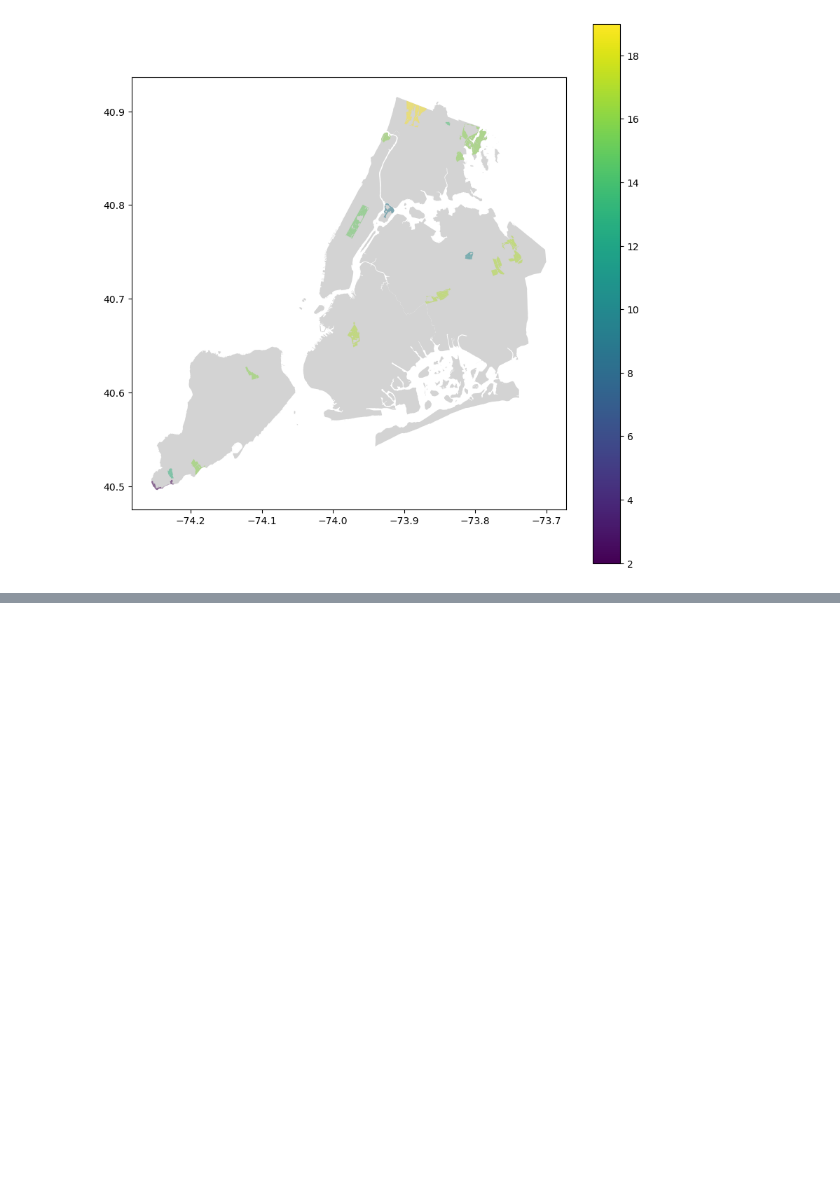
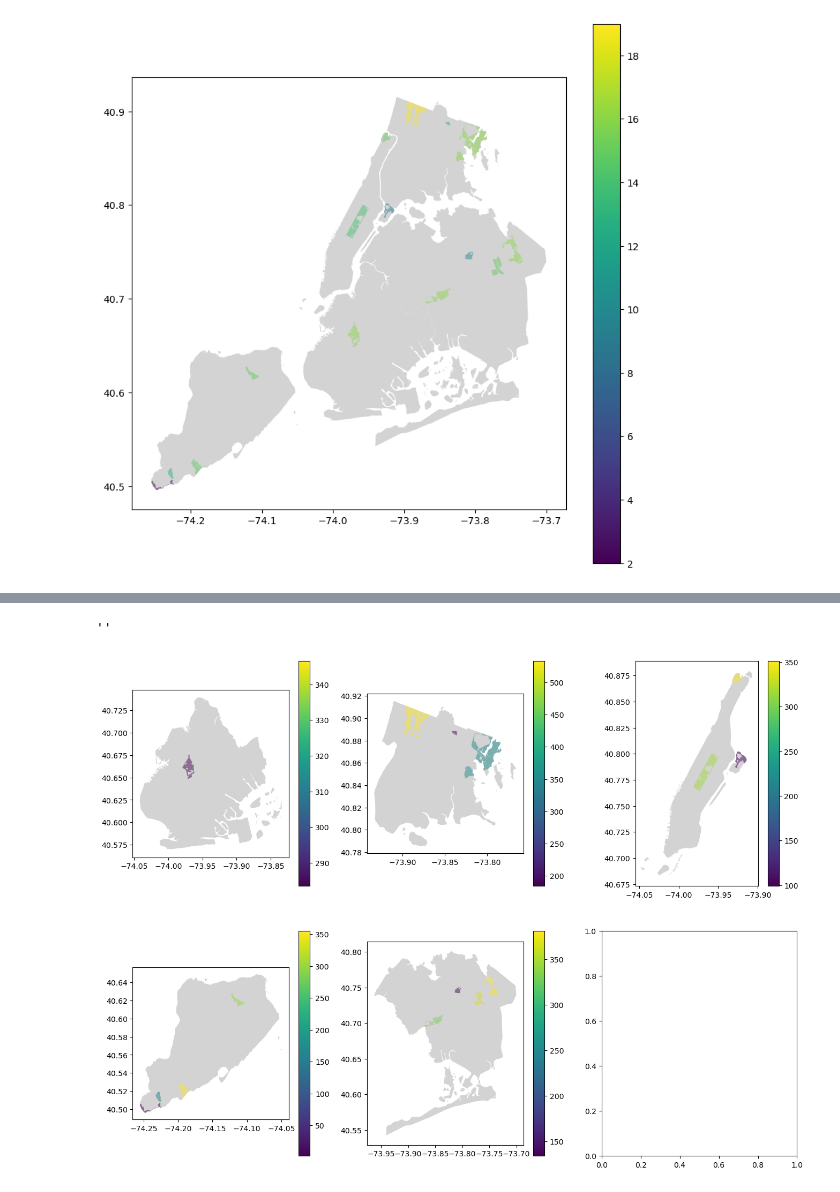
Before and after one commit to newyorkmyc/walks-list, a Jupyter notebook: mapping.ipynb, the cells around one changed output, grey strips where cells are left out. Cells and saved outputs as stored; diff of their text form; code cells hidden in the pictures; blank space fills up the shorter version.

```diff
--- a/mapping.ipynb
+++ b/mapping.ipynb
@@ -147,0 +165,10 @@ plt.savefig('./img/parks_species_counts.png')
+# %%
+fig, axs = plt.subplots(2,3,figsize=(16,12))
+for ax, (b, boro) in zip(axs.ravel(), PARKS_MAPPING.items()):
+    boroughs.loc[boroughs['boro_name']==boro].plot(ax=ax, color='lightgrey')
+    parks_viz.loc[parks_viz['borough']==b].plot(column='SpeciesCounts', ax=ax,
+                  legend=True, alpha=.5)
+;
+# %% [output]
+''
+[figure, added]
```
Also changed, not shown: parts of 7 cells of this notebook, 3 other files.
